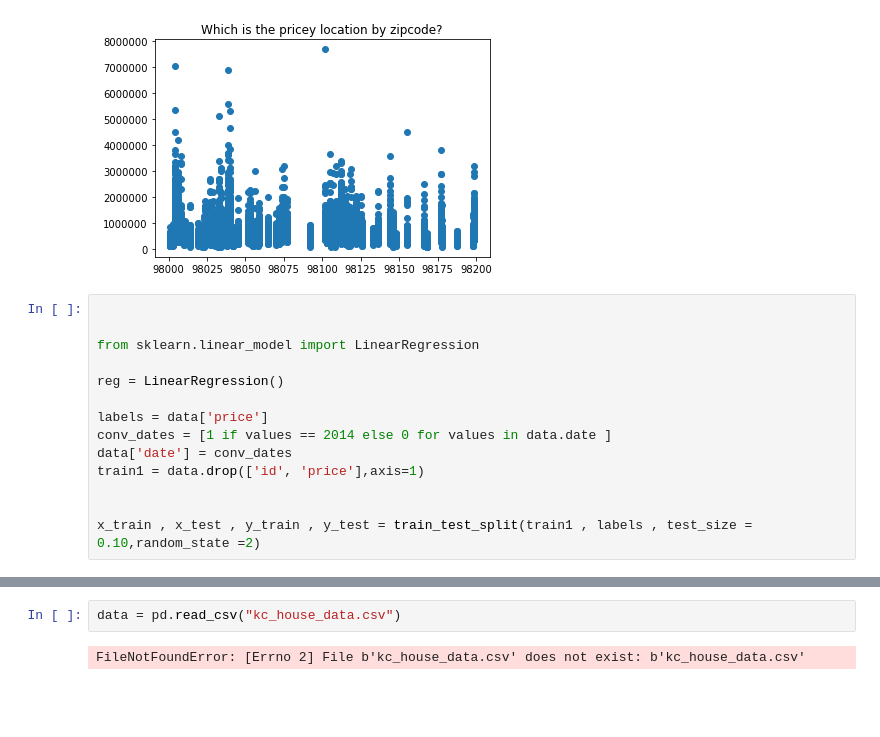
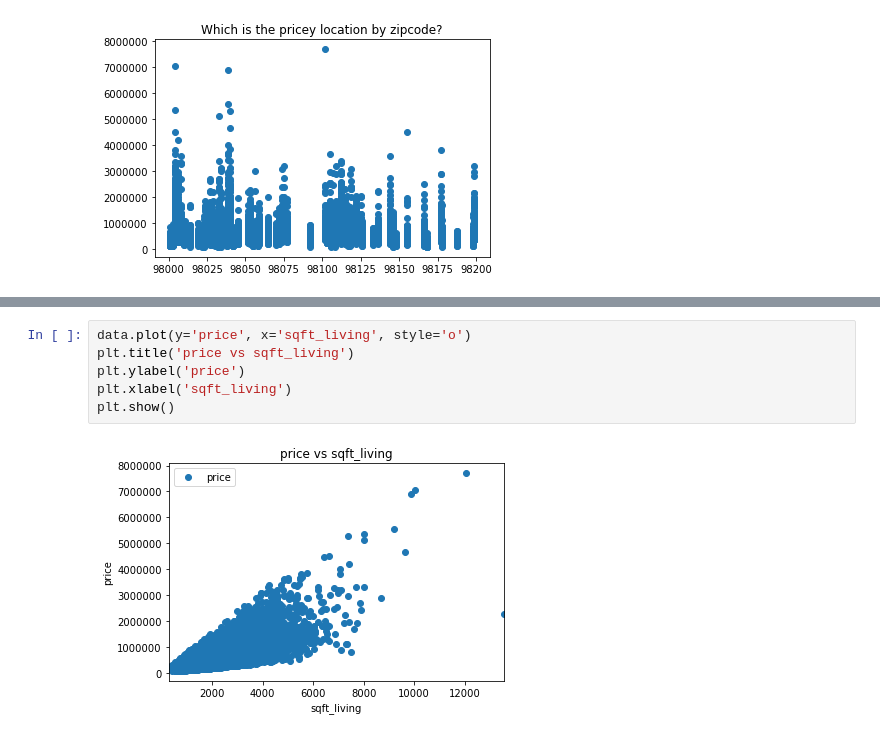
Before and after one commit to H-JEMAI/Hatem-JEMAI, a Jupyter notebook: CHECK POINT3_regr_model-Copy3.ipynb, the cells around one changed output, grey strips where cells are left out. Cells and saved outputs as stored; diff of their text form; blank space fills up the shorter version.

```diff
--- a/CHECK POINT3_regr_model-Copy3.ipynb
+++ b/CHECK POINT3_regr_model-Copy3.ipynb
@@ -187,17 +325,3 @@ plt.title("Which is the pricey location by zipcode?")
 # %% [output]
 Text(0.5, 1.0, 'Which is the pricey location by zipcode?')
 [figure]
-# %%
-
-
-from sklearn.linear_model import LinearRegression
-
-reg = LinearRegression()
-
-labels = data['price']
-conv_dates = [1 if values == 2014 else 0 for values in data.date ]
-data['date'] = conv_dates
-train1 = data.drop(['id', 'price'],axis=1)
-
-
-x_train , x_test , y_train , y_test = train_test_split(train1 , labels , test_size = 0.10,random_state =2)
@@ -464,4 +328,8 @@ SyntaxError: invalid character in identifier (<ipython-input-11-f5f78ea4e70c>, l
-# %%
-data = pd.read_csv("kc_house_data.csv")
-# %% [output]
-FileNotFoundError: [Errno 2] File b'kc_house_data.csv' does not exist: b'kc_house_data.csv'
+# %%
+data.plot(y='price', x='sqft_living', style='o')
+plt.title('price vs sqft_living')
+plt.ylabel('price')
+plt.xlabel('sqft_living')
+plt.show()
+# %% [output]
+[figure, added]
```
Also changed, not shown: parts of 87 cells of this notebook.
